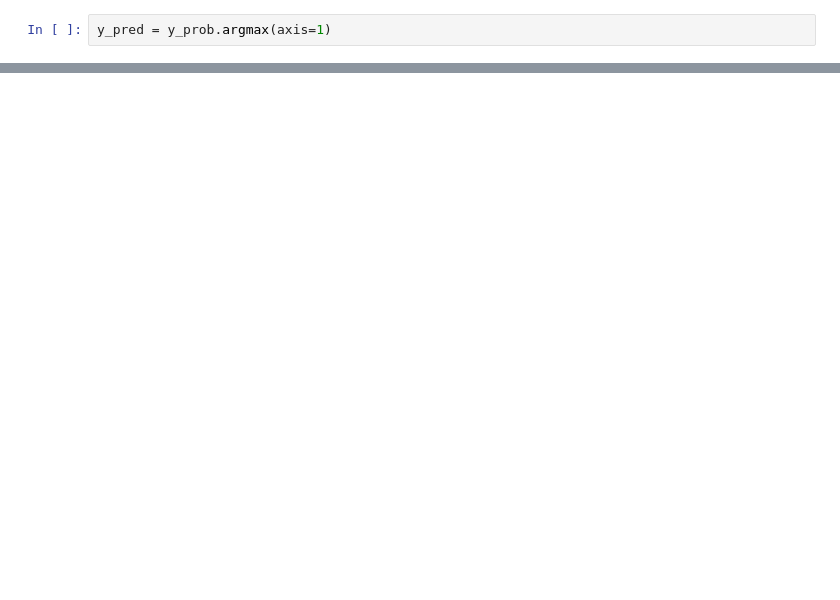
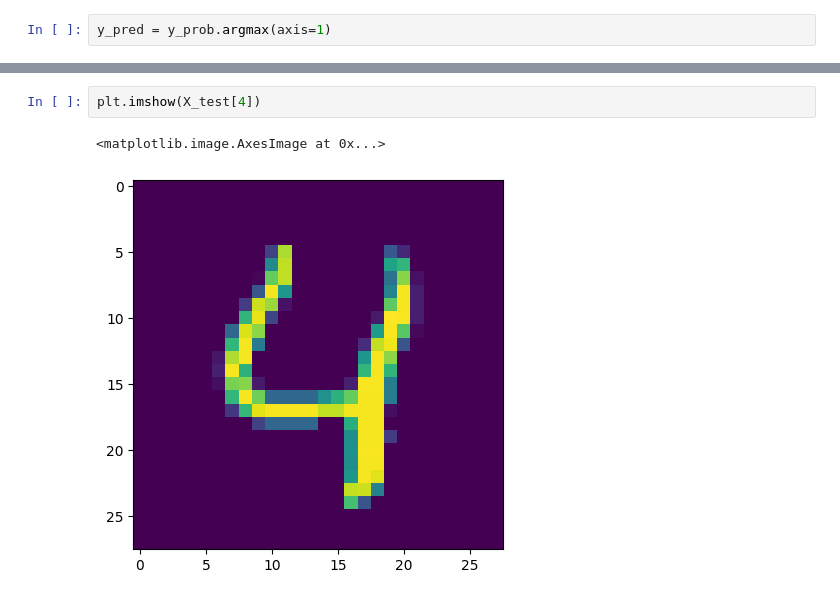
Before and after one commit to akshatraj1199/Bharat-intern, a Jupyter notebook: Number_Recognition.ipynb, the cells around one changed output, grey strips where cells are left out. Cells and saved outputs as stored; diff of their text form; blank space fills up the shorter version.

```diff
--- a/Number_Recognition.ipynb
+++ b/Number_Recognition.ipynb
@@ -238,0 +302,5 @@ accuracy_score(y_test,y_pred)
+# %%
+plt.imshow(X_test[4])
+# %% [output]
+<matplotlib.image.AxesImage at 0x...>
+[figure, added]
```
Also changed, not shown: parts of 19 cells of this notebook.
